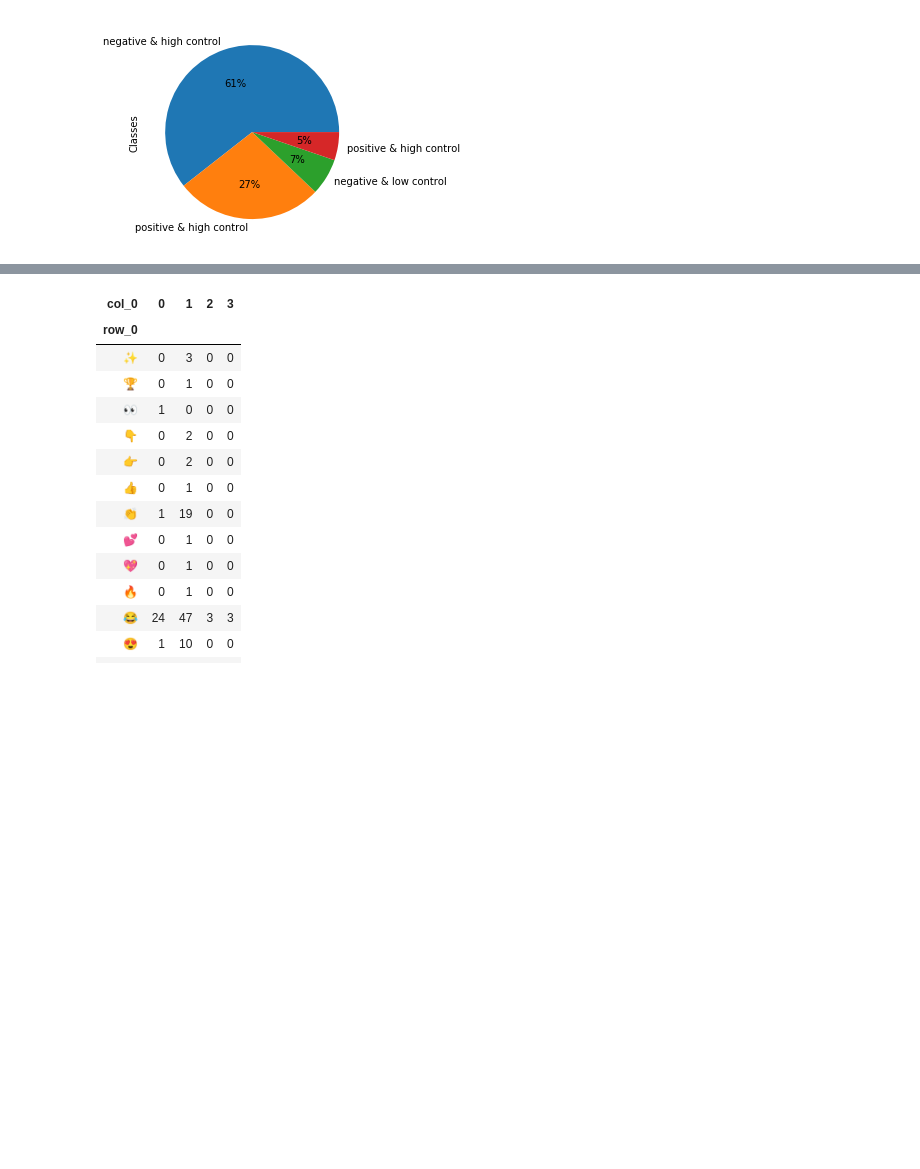
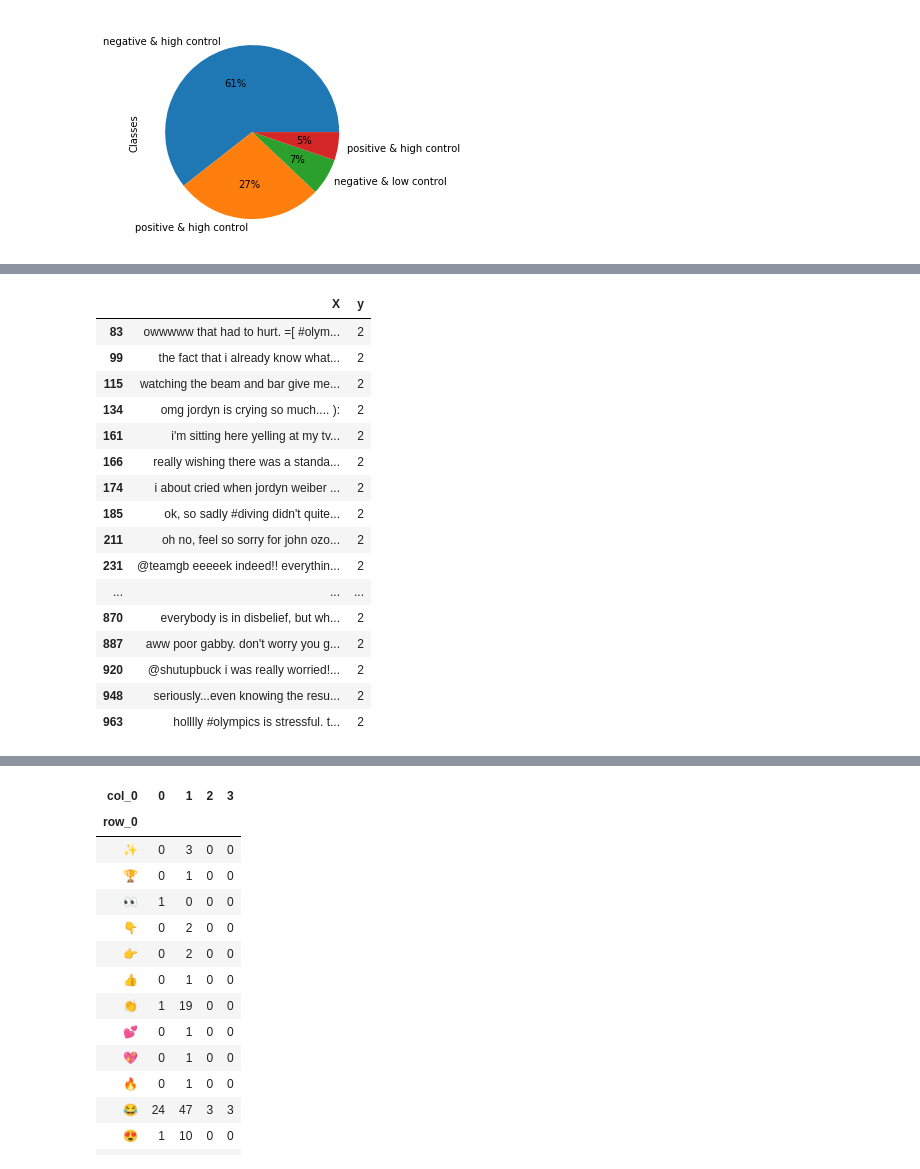
Before and after one commit to karabellyj/emoji-gpt2, a Jupyter notebook: notebooks/Olympic-experiments.ipynb, the cells around one changed output, grey strips where cells are left out. Drawn from its saved outputs; the diff is of its cells as text; code cells hidden in the pictures; blank space fills up the shorter version.

Commit message:
add Olympic classes and examples

```diff
--- a/notebooks/Olympic-experiments.ipynb
+++ b/notebooks/Olympic-experiments.ipynb
@@ -96,5 +96,5 @@ plt.savefig('Olympic-classes.pdf', dpi=300)
 # %% [output]
 [figure]
 # %%
-pd.set_option('display.width', 1000)
+pd.set_option('display.max_colwidth', 1000)
 # %%
@@ -114,0 +132,20 @@ Name: X, Length: 277, dtype: object
+# %%
+df.loc[df.y == 2]
+# %% [output]
+|  | X | y |
+| 83 | owwwww that had to hurt. =[ #olym... | 2 |
+| 99 | the fact that i already know what... | 2 |
+| 115 | watching the beam and bar give me... | 2 |
+| 134 | omg jordyn is crying so much.... ): | 2 |
+| 161 | i'm sitting here yelling at my tv... | 2 |
+| 166 | really wishing there was a standa... | 2 |
+| 174 | i about cried when jordyn weiber ... | 2 |
+| 185 | ok, so sadly #diving didn't quite... | 2 |
+| 211 | oh no, feel so sorry for john ozo... | 2 |
+| 231 | @teamgb eeeeek indeed!! everythin... | 2 |
+| ... | ... | ... |
+| 870 | everybody is in disbelief, but wh... | 2 |
+| 887 | aww poor gabby. don't worry you g... | 2 |
+| 920 | @shutupbuck i was really worried!... | 2 |
+| 948 | seriously...even knowing the resu... | 2 |
+| 963 | holllly #olympics is stressful. t... | 2 |
```
Also changed, not shown: parts of 3 cells of this notebook.
